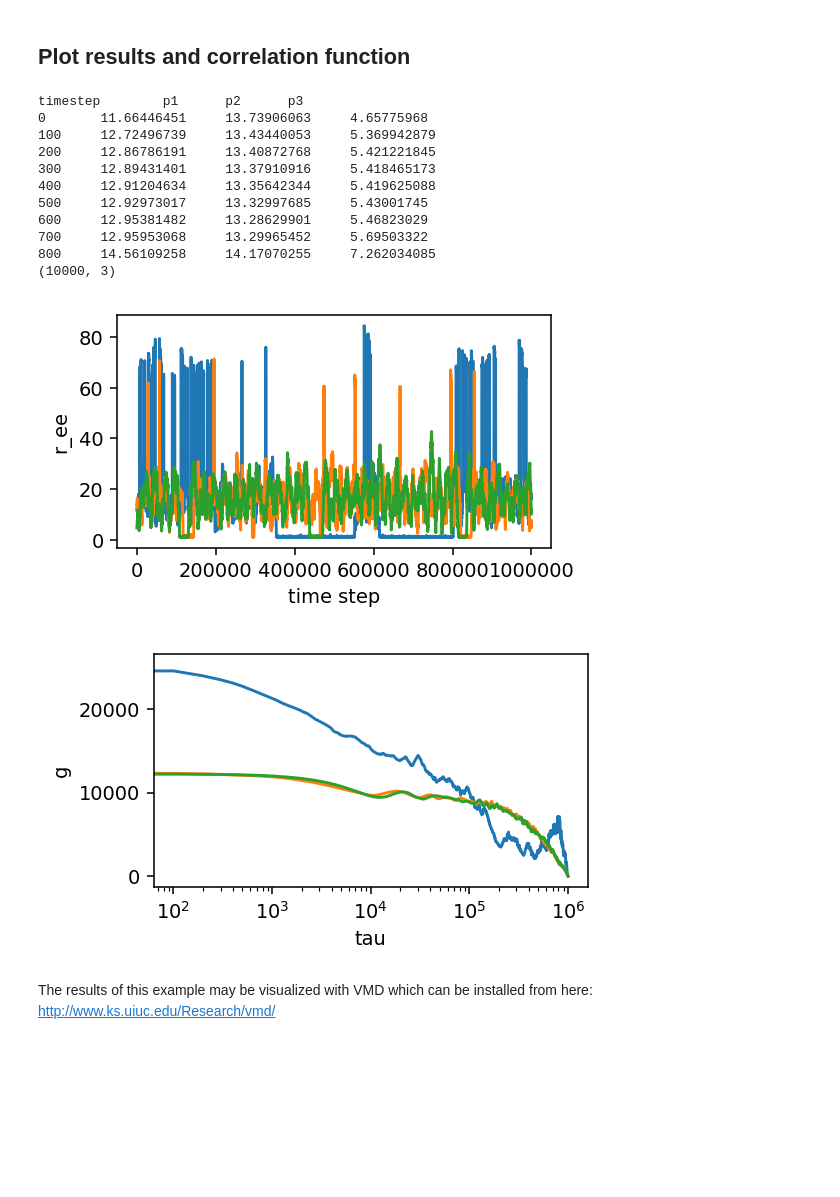
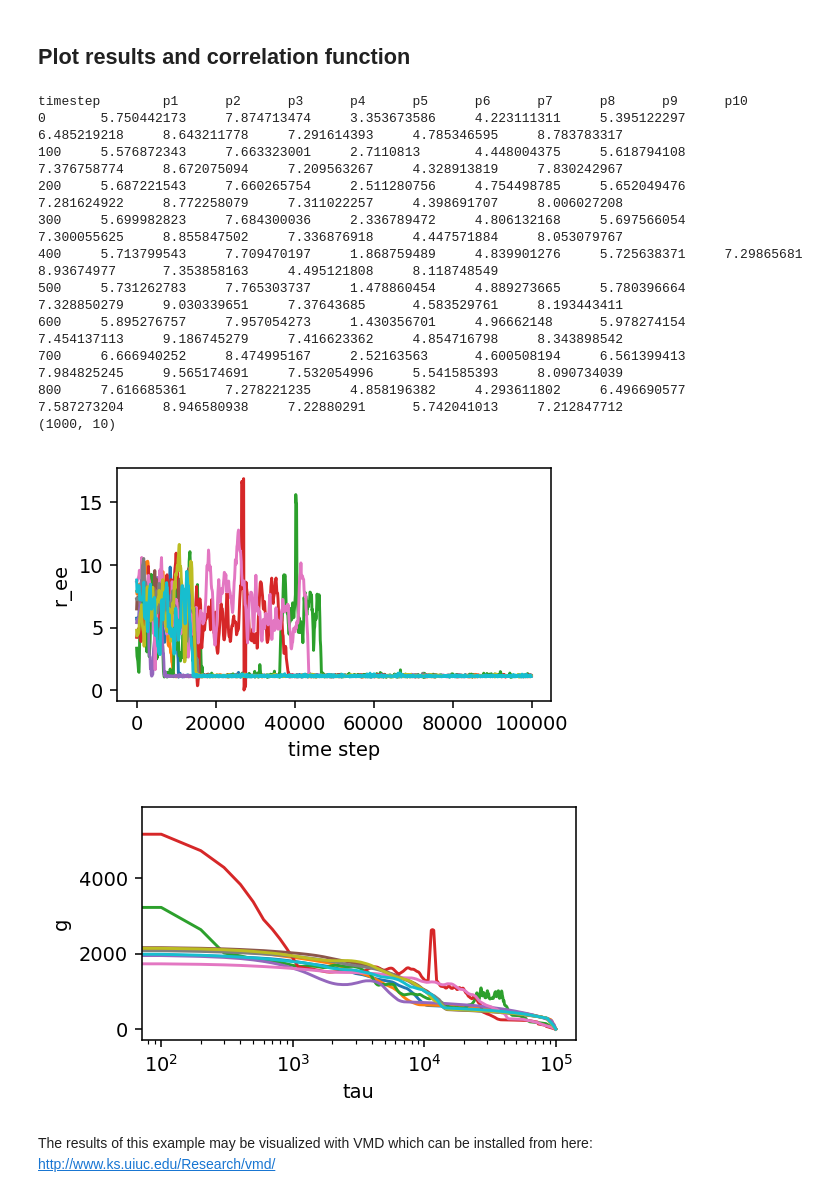
Before and after one commit to mikemhenry/Human-Genome-Model, a Jupyter notebook: create random polymer loop.ipynb, the cells around one changed output. Saved outputs shown, nothing was run; the diff lists cells and outputs as text; code cells hidden in the pictures; blank space fills up the shorter version.

```diff
--- a/create random polymer loop.ipynb
+++ b/create random polymer loop.ipynb
@@ -45,7 +45,7 @@ import math
 # parameters (polymer physics)
 phi_P = 0.25 # this has to do with how good of a solvent the polymer is in and is only used to calculate the box size below
 n_poly = 10 # n_poly in the number of polymers in the simulation
-n_beads = 100
+n_beads = 18
 # %% [markdown]
 ## Define the polymer
 # %%
@@ -132,43 +136,43 @@ n_min    : 0 / n_max: 13 / n_avg: 0.019584
 # %%
 from matplotlib import pyplot
 %matplotlib inline
 !head ree.log
 data = numpy.genfromtxt(fname='ree.log',skip_header=True);
 t=numpy.ndarray.flatten(data[:,0])
 r_ee=data[:,1:]#/(101*(0.84**2))
 print(numpy.shape(r_ee))
 pyplot.figure(figsize=(4,2.2), dpi=140);
 #pyplot.plot(t,r_ee);
 for i in range(n_poly):
     #pyplot.figure(figsize=(4,2.2), dpi=140);
-    pyplot.plot(t,r_ee[:,i]);
+    pyplot.plot(t,r_ee[:,i]%17);
     pyplot.xlabel('time step');
     pyplot.ylabel('r_ee');
 #r_ee=r_ee[len(r_ee)/2:]
 def autocorr(x):
     result = numpy.correlate(x, x, mode='full')/(numpy.average(x)**2)-1.0
     return result[result.size/2:]
 pyplot.figure(figsize=(4,2.2), dpi=140);
 for i in range(n_poly):
     #pyplot.figure(figsize=(4,2.2), dpi=140);
     g=autocorr(numpy.ndarray.flatten(r_ee[:,i]))
     pyplot.semilogx(t,g)
     pyplot.xlabel('tau');
     pyplot.ylabel('g');
 # %% [output]
-timestep        p1      p2      p3
-0       11.66446451     13.73906063     4.65775968
-100     12.72496739     13.43440053     5.369942879
-200     12.86786191     13.40872768     5.421221845
-300     12.89431401     13.37910916     5.418465173
-400     12.91204634     13.35642344     5.419625088
-500     12.92973017     13.32997685     5.43001745
-600     12.95381482     13.28629901     5.46823029
-700     12.95953068     13.29965452     5.69503322
-800     14.56109258     14.17070255     7.262034085
-(10000, 3)
+timestep        p1      p2      p3      p4      p5      p6      p7      p8      p9      p10
+0       5.750442173     7.874713474     3.353673586     4.223111311     5.395122297     6.485219218     8.643211778     7.291614393     4.785346595     8.783783317
+100     5.576872343     7.663323001     2.7110813       4.448004375     5.618794108     7.376758774     8.672075094     7.209563267     4.328913819     7.830242967
+200     5.687221543     7.660265754     2.511280756     4.754498785     5.652049476     7.281624922     8.772258079     7.311022257     4.398691707     8.006027208
+300     5.699982823     7.684300036     2.336789472     4.806132168     5.697566054     7.300055625     8.855847502     7.336876918     4.447571884     8.053079767
+400     5.713799543     7.709470197     1.868759489     4.839901276     5.725638371     7.29865681      8.93674977      7.353858163     4.495121808     8.118748549
+500     5.731262783     7.765303737     1.478860454     4.889273665     5.780396664     7.328850279     9.030339651     7.37643685      4.583529761     8.193443411
+600     5.895276757     7.957054273     1.430356701     4.96662148      5.978274154     7.454137113     9.186745279     7.416623362     4.854716798     8.343898542
+700     6.666940252     8.474995167     2.52163563      4.600508194     6.561399413     7.984825245     9.565174691     7.532054996     5.541585393     8.090734039
+800     7.616685361     7.278221235     4.858196382     4.293611802     6.496690577     7.587273204     8.946580938     7.22880291      5.742041013     7.212847712
+(1000, 10)
-[figure, old version]
+[figure, new version]
-[figure, old version]
+[figure, new version]
 # %% [markdown]
 The results of this example may be visualized with VMD which can be installed from here: http://www.ks.uiuc.edu/Research/vmd/
 # %%
```
Also changed, not shown: parts of 6 cells of this notebook, 2 other files.
